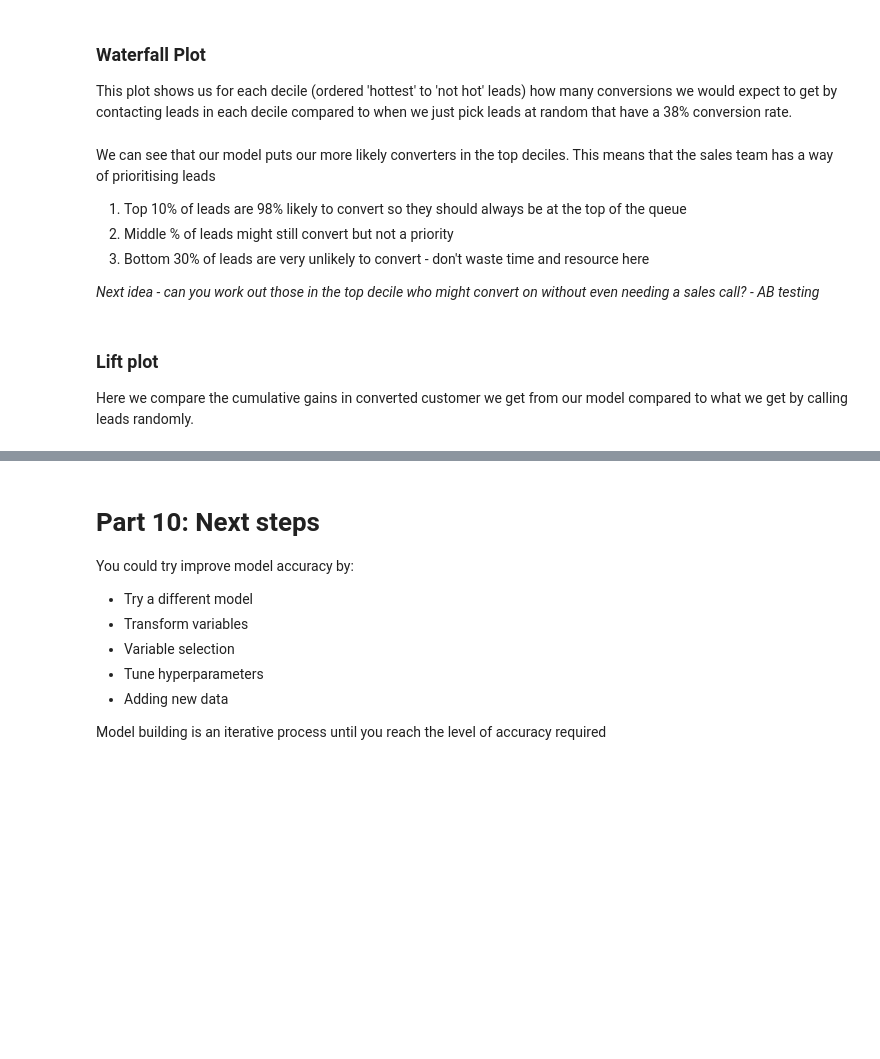
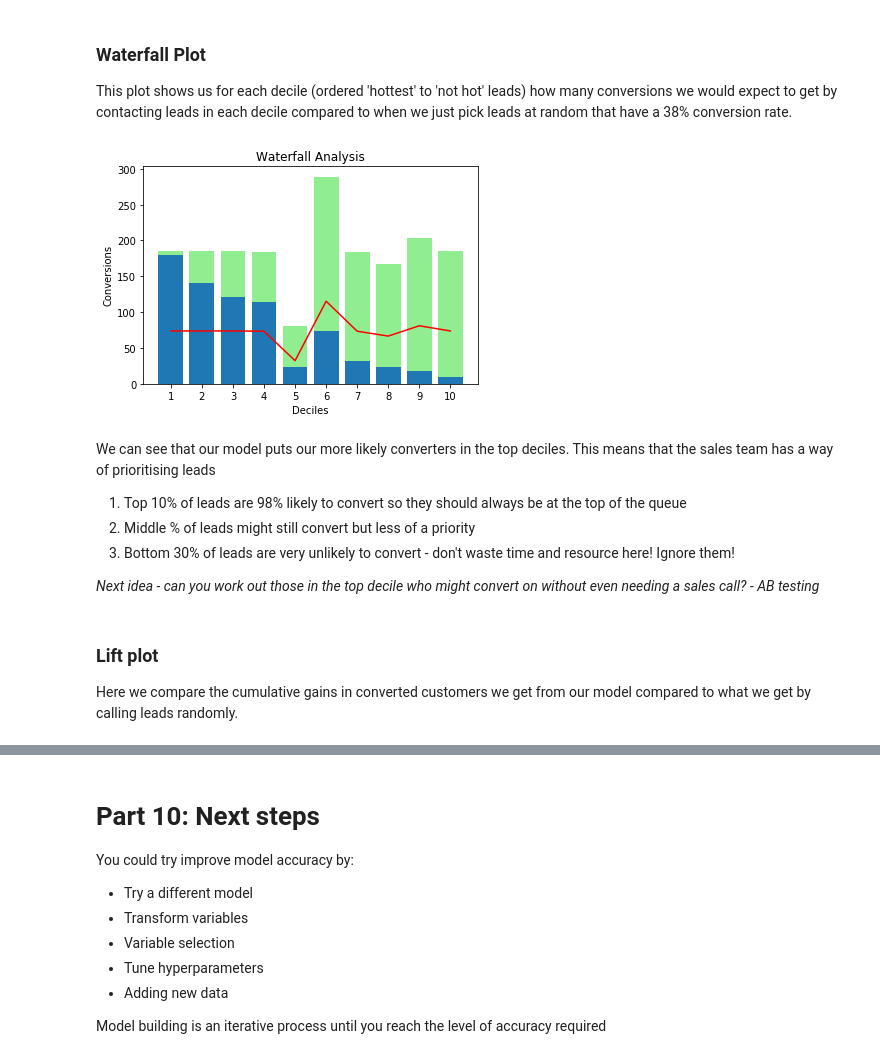
Before and after one commit to JessicaQChiu/ds-leadscore-tutorial, a Jupyter notebook: ds-leadscore-tutorial-answers.ipynb, the cells around one changed output, grey strips where cells are left out. Cells and saved outputs as stored; diff of their text form; code cells hidden in the pictures; blank space fills up the shorter version.

```diff
--- a/ds-leadscore-tutorial-answers.ipynb
+++ b/ds-leadscore-tutorial-answers.ipynb
@@ -346,0 +468,7 @@ probs.head()
+# %%
+# create dataframe
+probs = pd.concat([y_test.reset_index(drop = True), pd.Series(y_pred_proba)], axis = 1)
+probs.columns = ['actual', 'prob_c']
+
+# look
+probs.head()
@@ -376,26 +523,29 @@ This plot shows us for each decile (ordered 'hottest' to 'not hot' leads) how ma
 # %%
 # Waterfall analysis plot
 ax = plt.gca()
 
+ax.bar(lift.index, lift['count'].iloc[::-1], color = 'lightgreen')
 ax.bar(lift.index, lift['sum'].iloc[::-1])
 ax.plot(lift.index, lift['old'].iloc[::-1], color = 'red')
 plt.xticks(lift.index, labels=lift.index+1)
 plt.title("Waterfall Analysis")
 plt.xlabel("Deciles")
 plt.ylabel("Conversions")
 
 plt.show()
+# %% [output]
+[figure, added]
 # %% [markdown]
 We can see that our model puts our more likely converters in the top deciles. This means that the sales team has a way of prioritising leads
 1. Top 10% of leads are 98% likely to convert so they should always be at the top of the queue
-2. Middle % of leads might still convert but not a priority
-3. Bottom 30% of leads are very unlikely to convert - don't waste time and resource here
+2. Middle % of leads might still convert but less of a priority
+3. Bottom 30% of leads are very unlikely to convert - don't waste time and resource here! Ignore them!
 
 *Next idea - can you work out those in the top decile who might convert on without even needing a sales call? - AB testing*
 # %% [markdown]
 ### Lift plot
 
-Here we compare the cumulative gains in converted customer we get from our model compared to what we get by calling leads randomly.
+Here we compare the cumulative gains in converted customers we get from our model compared to what we get by calling leads randomly.
 # %%
 # Lift plot
 ax = plt.gca()
```
Also changed, not shown: parts of 36 cells of this notebook, 1 other file.
